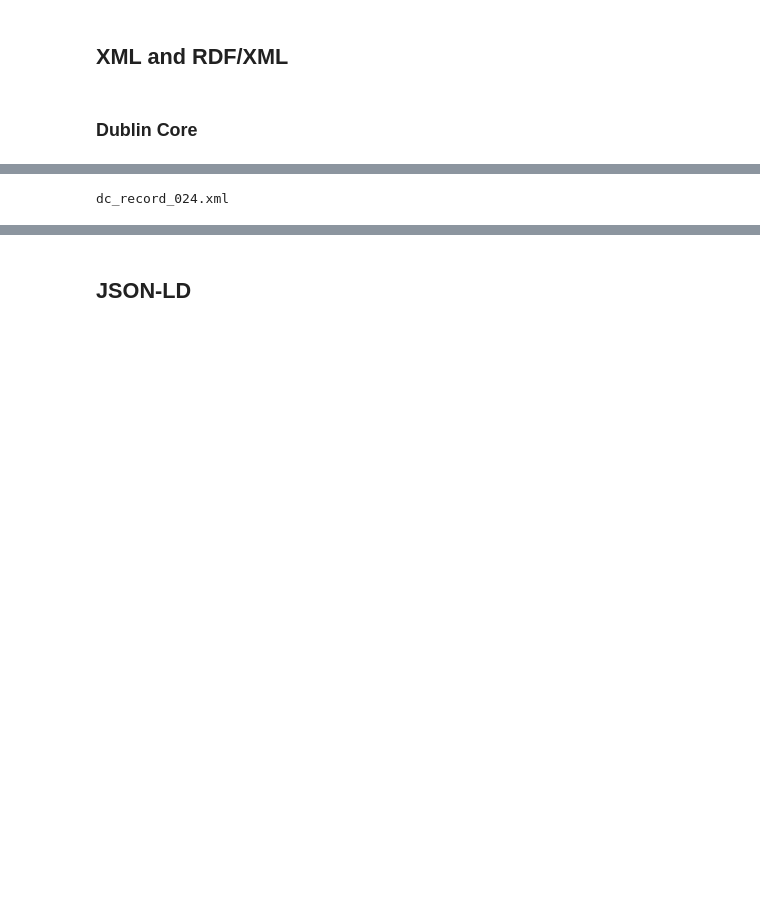
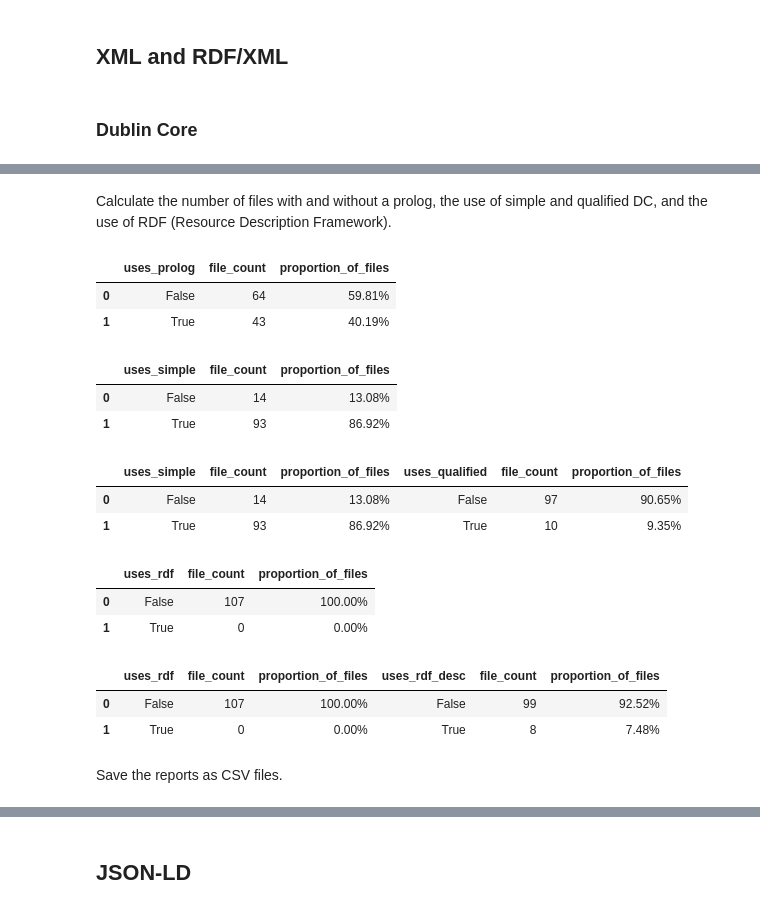
Before and after one commit to thegoose20/lada-eval, a Jupyter notebook: evaluation-conformance.ipynb, the cells around one changed output, grey strips where cells are left out. Saved outputs shown, nothing was run; the diff lists cells and outputs as text; code cells hidden in the pictures; blank space fills up the shorter version.

Commit message:
Created reports for DC RDF XML conformance

```diff
--- a/evaluation-conformance.ipynb
+++ b/evaluation-conformance.ipynb
@@ -221,0 +157,8 @@ dc_elements_schema = etree.XMLSchema(dc_elements_tree)
+# %%
+simple_tag = re.compile('<dc:[a-z]+>')
+qual_tag = re.compile('<dcterms:[a-z]+>')
+# attrib_tag = re.compile('<[a-z]+ [a-z]+=[a-z"]+>')
+# field_tag = re.compile('<[^:^>^\/^=]+>')
+rdf_tags = re.compile('<\/?rdf:RDF\s*[^>]*>')
+rdf_desc_tags = re.compile('<\/?rdf:Description\s*[^>]*>')
+prolog = '<?xml version="1.0"'
@@ -222,5 +216,64 @@ dc_elements_schema = etree.XMLSchema(dc_elements_tree)
+# %% [markdown]
+Calculate the number of files with and without a prolog, the use of simple and qualified DC, and the use of RDF (Resource Description Framework).
 # %%
-dc_t1_files = os.listdir(dc_paths[0])
-print(dc_t1_files[0])
+prolog_counts = pd.DataFrame(df.uses_prolog.value_counts()).reset_index().rename(columns={"count":"file_count"})
+proportions = (prolog_counts[["file_count"]]/(len(dublin_file_paths))).values
+percentages = [f"{proportion[0]*100:.2f}%" for proportion in proportions]
+prolog_counts.insert(len(prolog_counts.columns), "proportion_of_files", percentages)
+prolog_counts
 # %% [output]
-dc_record_024.xml
+|  | uses_prolog | file_count | proportion_of_files |
+| 0 | False | 64 | 59.81% |
+| 1 | True | 43 | 40.19% |
+# %%
+col = "uses_simple"
+subdf = df.loc[df[col] == False]
+simple_counts = pd.DataFrame.from_dict({col:[False, True], "file_count":[subdf.shape[0], (df.shape[0] - subdf.shape[0])]})
+proportions = (simple_counts[["file_count"]]/(len(dublin_file_paths))).values
+percentages = [f"{proportion[0]*100:.2f}%" for proportion in proportions]
+simple_counts.insert(len(simple_counts.columns), "proportion_of_files", percentages)
+simple_counts
+# %% [output]
+|  | uses_simple | file_count | proportion_of_files |
+| 0 | False | 14 | 13.08% |
+| 1 | True | 93 | 86.92% |
+# %%
+col = "uses_qualified"
+subdf = df.loc[df[col] == False]
+qual_counts = pd.DataFrame.from_dict({col:[False, True], "file_count":[subdf.shape[0], (df.shape[0] - subdf.shape[0])]})
+proportions = (qual_counts[["file_count"]]/(len(dublin_file_paths))).values
+percentages = [f"{proportion[0]*100:.2f}%" for proportion in proportions]
+qual_counts.insert(len(qual_counts.columns), "proportion_of_files", percentages)
+dc_counts = pd.concat([simple_counts, qual_counts], axis=1)
+dc_counts
+# %% [output]
+|  | uses_simple | file_count | proportion_of_files | uses_qualified | file_count | proportion_of_files |
+| 0 | False | 14 | 13.08% | False | 97 | 90.65% |
+| 1 | True | 93 | 86.92% | True | 10 | 9.35% |
+# %%
+col = "uses_rdf"
+subdf = df.loc[df[col] == False]
+rdf_counts = pd.DataFrame.from_dict({col:[False, True], "file_count":[subdf.shape[0], (df.shape[0] - subdf.shape[0])]})
+proportions = (rdf_counts[["file_count"]]/(len(dublin_file_paths))).values
+percentages = [f"{proportion[0]*100:.2f}%" for proportion in proportions]
+rdf_counts.insert(len(rdf_counts.columns), "proportion_of_files", percentages)
+rdf_counts
+# %% [output]
+|  | uses_rdf | file_count | proportion_of_files |
+| 0 | False | 107 | 100.00% |
+| 1 | True | 0 | 0.00% |
+# %%
+col = "uses_rdf_desc"
+subdf = df.loc[df[col] == False]
+rdf_desc_counts = pd.DataFrame.from_dict({col:[False, True], "file_count":[subdf.shape[0], (df.shape[0] - subdf.shape[0])]})
+proportions = (rdf_desc_counts[["file_count"]]/(len(dublin_file_paths))).values
+percentages = [f"{proportion[0]*100:.2f}%" for proportion in proportions]
+rdf_desc_counts.insert(len(rdf_desc_counts.columns), "proportion_of_files", percentages)
+rdf_counts = pd.concat([rdf_counts, rdf_desc_counts], axis=1)
+rdf_counts
+# %% [output]
+|  | uses_rdf | file_count | proportion_of_files | uses_rdf_desc | file_count | proportion_of_files |
+| 0 | False | 107 | 100.00% | False | 99 | 92.52% |
+| 1 | True | 0 | 0.00% | True | 8 | 7.48% |
+# %% [markdown]
+Save the reports as CSV files.
```
Also changed, not shown: parts of 35 cells of this notebook, 1 other file.
